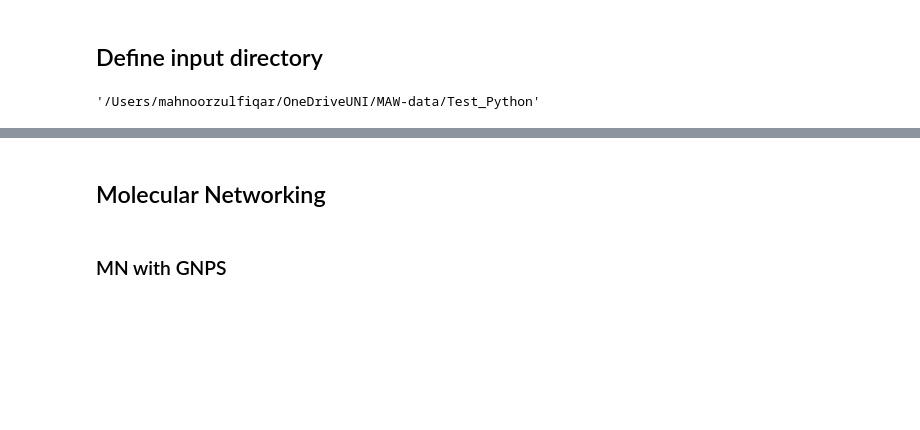
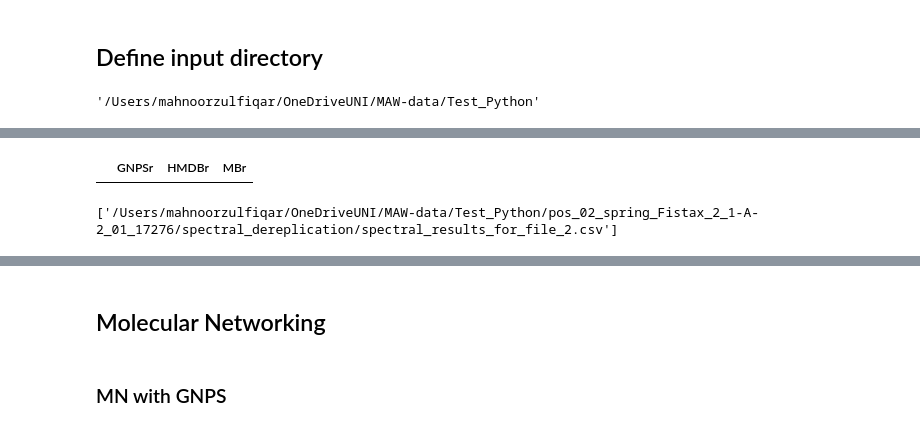
Before and after one commit to zmahnoor14/MAW, a Jupyter notebook: Workflow_Python_Script.ipynb, the cells around one changed output, grey strips where cells are left out. Saved outputs shown, nothing was run; the diff lists cells and outputs as text; code cells hidden in the pictures; blank space fills up the shorter version.

```diff
--- a/Workflow_Python_Script.ipynb
+++ b/Workflow_Python_Script.ipynb
@@ -55 +94,5 @@ RDKit ERROR: [10:19:02] ERROR: Could not sanitize molecule ending on line 844131
+# %%
+specdb_postprocessing
+# %% [output]
+|  | GNPSr | HMDBr | MBr |
 # %%
@@ -57,2 +100,6 @@ mcss_specdb_res = MCSS_for_SpecDB(input_dir, Source)
+# %%
+mcss_specdb_res
+# %% [output]
+['/Users/mahnoorzulfiqar/OneDriveUNI/MAW-data/Test_Python/pos_02_spring_Fistax_2_1-A-2_01_17276/spectral_dereplication/spectral_results_for_file_2.csv']
 # %%
 compdb_postprocessing = sirius_postproc(input_dir, exp_int = 0.90, csi_score = -150)
```
Also changed, not shown: parts of 8 cells of this notebook.
